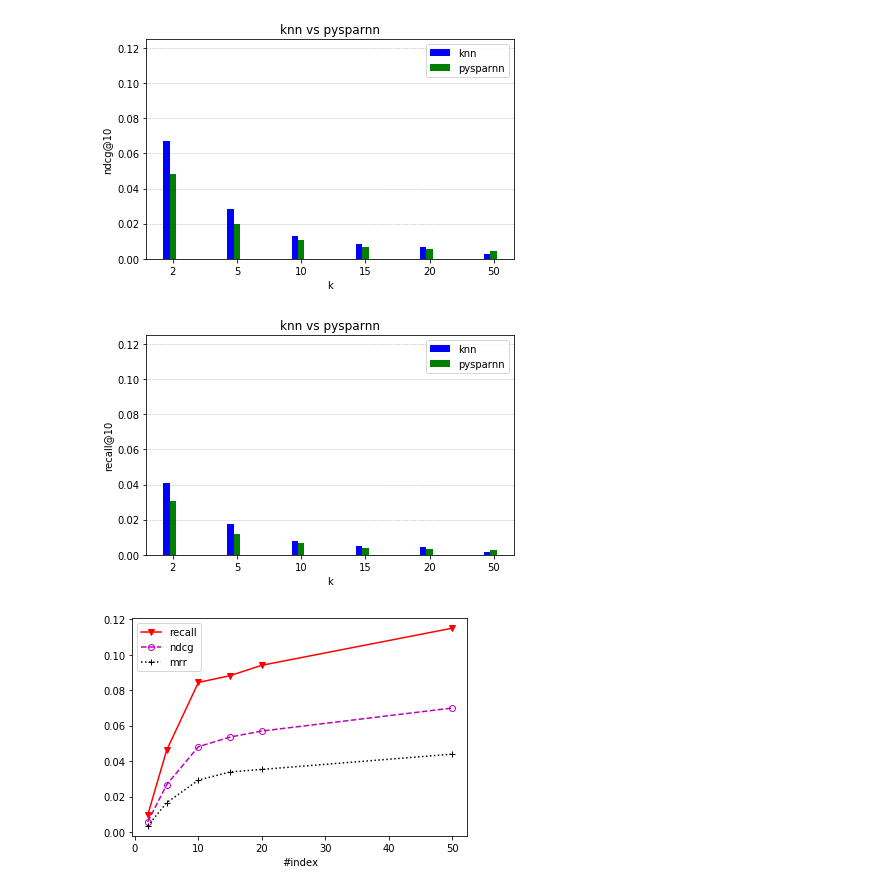
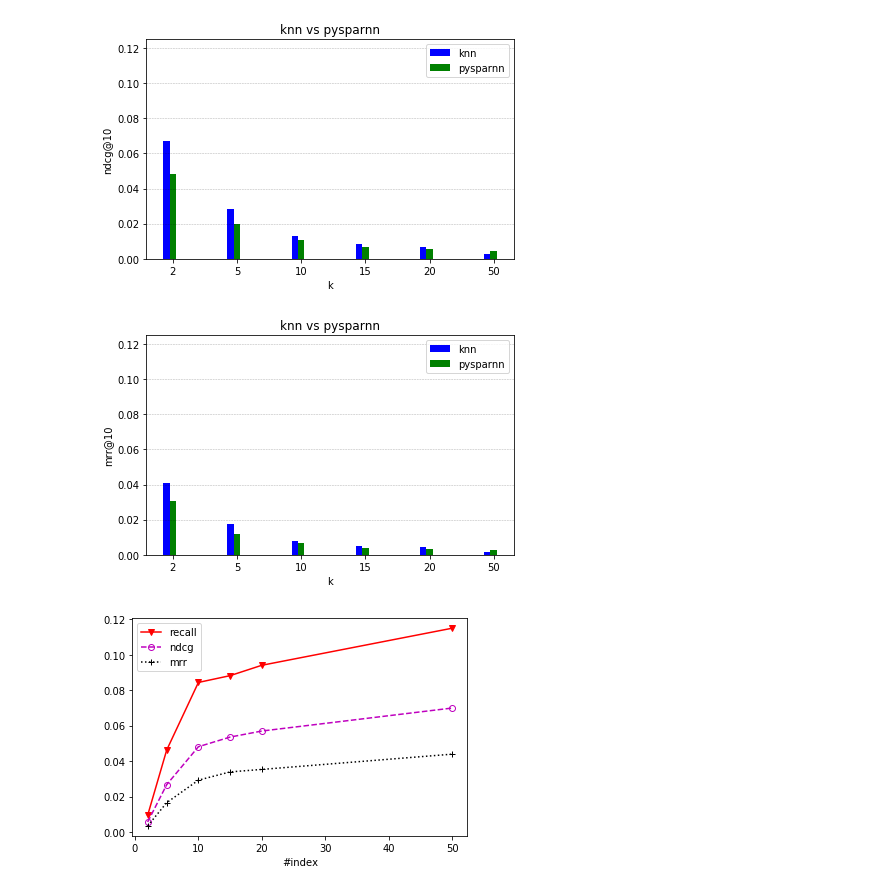
Before and after one commit to birdaloguz/research_project_2, a Jupyter notebook: graphs.ipynb, the cells around one changed output. Drawn from its saved outputs; the diff is of its cells as text; code cells hidden in the pictures.

```diff
--- a/graphs.ipynb
+++ b/graphs.ipynb
@@ -69,35 +75,38 @@ plt.show()
 # %% [output]
 [figure]
 # %%
+##movielens 20m
+##pysparnn vs knn with k=2
+##mrr
 with open('knn_eval_results.json') as json_file:
     data = json.load(json_file)
     recalls_knn = [data['mrr'][i] for i in data['mrr']]
 with open('pysparnn_eval_results_k.json') as json_file:
     data = json.load(json_file)
     recalls_pysparnn = [data['mrr'][i] for i in data['mrr']]
 k=[2, 5, 10, 15, 20, 50]
 
 x_labels = k
 
 # Set plot parameters
 fig, ax = plt.subplots()
 width = 0.1 # width of bar
 x = np.arange(6)
 
 ax.bar(x, recalls_knn, width, color='blue', label='knn')
 ax.bar(x + width, recalls_pysparnn, width, color='green', label='pysparnn')
 
-ax.set_ylabel('recall@10')
+ax.set_ylabel('mrr@10')
 ax.set_ylim(0,0.125)
 ax.set_xticks(x + width)
 ax.set_xticklabels(x_labels)
 ax.set_xlabel('k')
 ax.set_title('knn vs pysparnn')
 ax.legend()
 plt.grid(True, 'major', 'y', ls='--', lw=.5, c='k', alpha=.3)
 
 fig.tight_layout()
 plt.show()
 # %% [output]
-[figure, old version]
+[figure, new version]
 # %%
```
Also changed, not shown: parts of 8 cells of this notebook, 3 other files.
